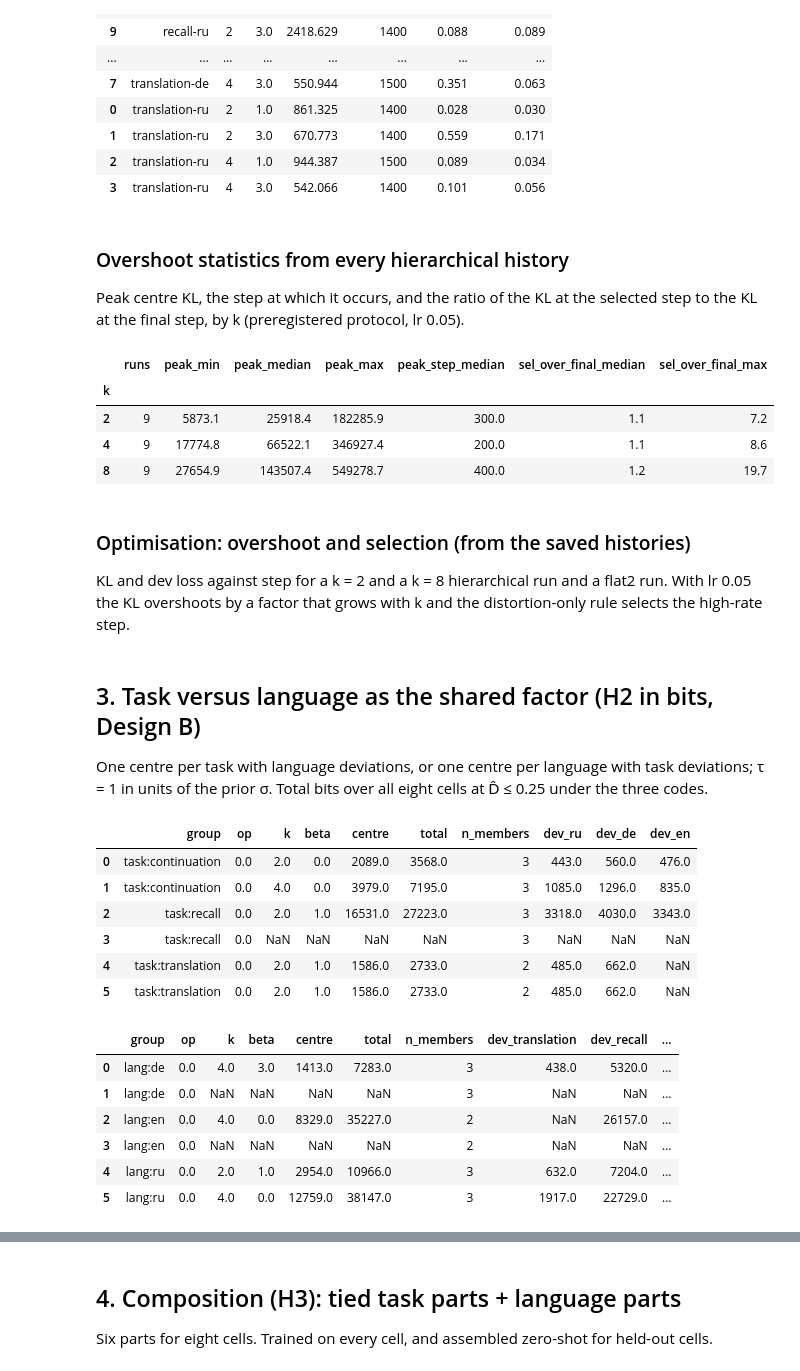
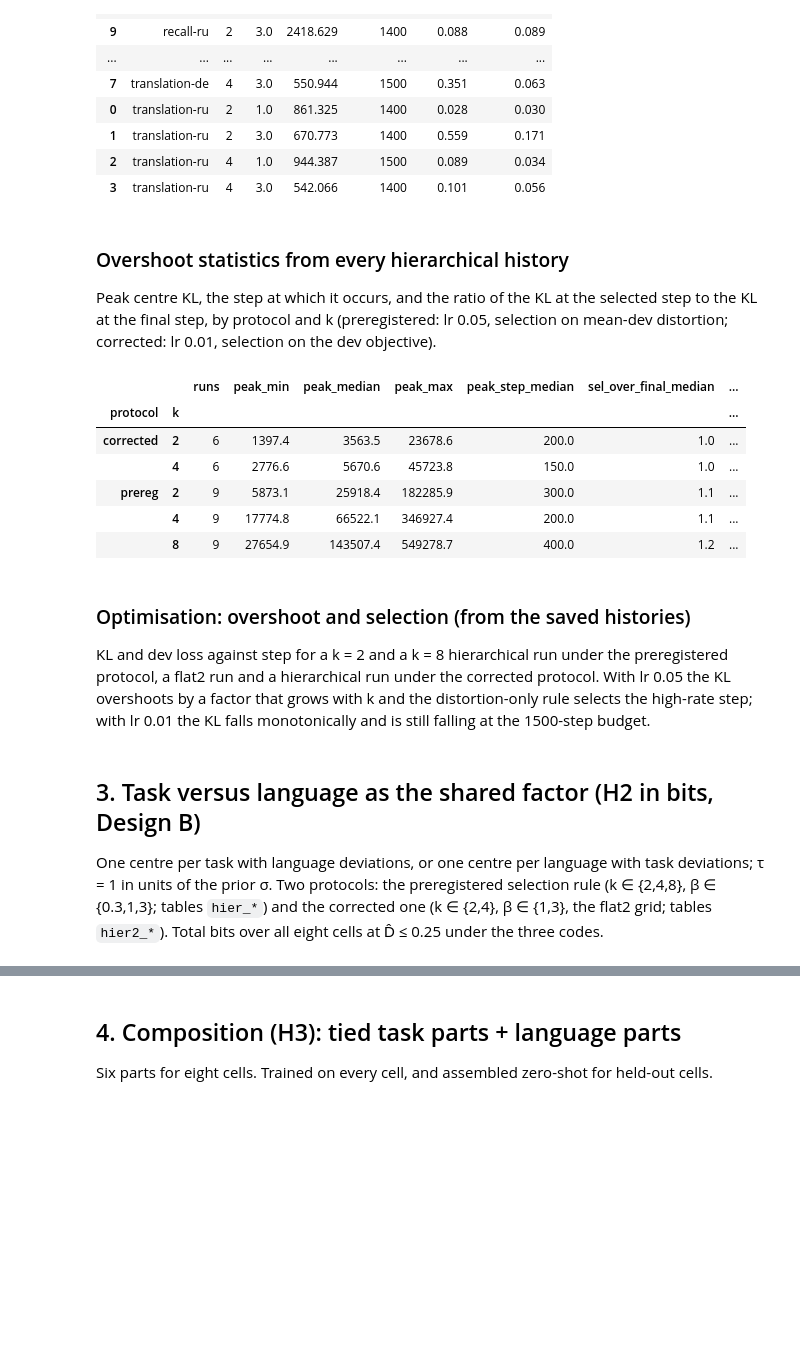
Before and after one commit to sirotenkogeorgii/prefix-programs, a Jupyter notebook: notebooks/01_figures.ipynb, the cells around one changed output, grey strips where cells are left out. Saved outputs shown, nothing was run; the diff lists cells and outputs as text; code cells hidden in the pictures; blank space fills up the shorter version.

```diff
--- a/notebooks/01_figures.ipynb
+++ b/notebooks/01_figures.ipynb
@@ -166,27 +169,31 @@ f2[["cell", "k", "beta", "kl_bits", "best_step", "D", "D_sampled"]].rename(colum
 | 3 | translation-ru | 4 | 3.0 | 542.066 | 1400 | 0.101 | 0.056 |
 # %% [markdown]
 ### Overshoot statistics from every hierarchical history
-Peak centre KL, the step at which it occurs, and the ratio of the KL at the selected step to the KL at the final step, by k (preregistered protocol, lr 0.05).
+Peak centre KL, the step at which it occurs, and the ratio of the KL at the selected step to the KL at the final step, by protocol and k (preregistered: lr 0.05, selection on mean-dev distortion; corrected: lr 0.01, selection on the dev objective).
 # %%
 rows = []
-for r in T["hier_task"].drop_duplicates("history").itertuples():
-    h = frontier.dev_trajectory(load.load_history(RESULTS, r.history))
-    if h.empty: continue
-    sel = h[h.step == r.best_step].kl_centre_bits.iloc[0]
-    rows.append(dict(run=Path(r.history).stem, k=r.k, beta=r.beta, peak_centre_kl=h.kl_centre_bits.max(), peak_step=int(h.loc[h.kl_centre_bits.idxmax(), "step"]),
-                     final_centre_kl=h.kl_centre_bits.iloc[-1], selected_step=r.best_step, selected_over_final=sel / h.kl_centre_bits.iloc[-1]))
+for protocol, name in (("prereg", "hier_task"), ("corrected", "hier2_task")):
+    if not len(T[name]): continue
+    for r in T[name].drop_duplicates("history").itertuples():
+        h = frontier.dev_trajectory(load.load_history(RESULTS, r.history))
+        if h.empty: continue
+        sel = h[h.step == r.best_step].kl_centre_bits.iloc[0]
+        rows.append(dict(protocol=protocol, run=Path(r.history).stem, k=r.k, beta=r.beta, peak_centre_kl=h.kl_centre_bits.max(), peak_step=int(h.loc[h.kl_centre_bits.idxmax(), "step"]),
+                         final_centre_kl=h.kl_centre_bits.iloc[-1], selected_step=r.best_step, selected_over_final=sel / h.kl_centre_bits.iloc[-1]))
 ov = pd.DataFrame(rows); ov.to_csv(TAB / "overshoot.csv", index=False)
-ov.groupby("k").agg(runs=("run", "count"), peak_min=("peak_centre_kl", "min"), peak_median=("peak_centre_kl", "median"), peak_max=("peak_centre_kl", "max"),
+ov.groupby(["protocol", "k"]).agg(runs=("run", "count"), peak_min=("peak_centre_kl", "min"), peak_median=("peak_centre_kl", "median"), peak_max=("peak_centre_kl", "max"),
                     peak_step_median=("peak_step", "median"), sel_over_final_median=("selected_over_final", "median"), sel_over_final_max=("selected_over_final", "max")).round(1)
 # %% [output]
-|  | runs | peak_min | peak_median | peak_max | peak_step_median | sel_over_final_median | sel_over_final_max |
-| k |  |  |  |  |  |  |  |
-| 2 | 9 | 5873.1 | 25918.4 | 182285.9 | 300.0 | 1.1 | 7.2 |
-| 4 | 9 | 17774.8 | 66522.1 | 346927.4 | 200.0 | 1.1 | 8.6 |
-| 8 | 9 | 27654.9 | 143507.4 | 549278.7 | 400.0 | 1.2 | 19.7 |
+|  |  | runs | peak_min | peak_median | peak_max | peak_step_median | sel_over_final_median | ... |
+| protocol | k |  |  |  |  |  |  | ... |
+| corrected | 2 | 6 | 1397.4 | 3563.5 | 23678.6 | 200.0 | 1.0 | ... |
+|  | 4 | 6 | 2776.6 | 5670.6 | 45723.8 | 150.0 | 1.0 | ... |
+| prereg | 2 | 9 | 5873.1 | 25918.4 | 182285.9 | 300.0 | 1.1 | ... |
+|  | 4 | 9 | 17774.8 | 66522.1 | 346927.4 | 200.0 | 1.1 | ... |
+|  | 8 | 9 | 27654.9 | 143507.4 | 549278.7 | 400.0 | 1.2 | ... |
 # %% [markdown]
 ### Optimisation: overshoot and selection (from the saved histories)
-KL and dev loss against step for a k = 2 and a k = 8 hierarchical run and a flat2 run. With lr 0.05 the KL overshoots by a factor that grows with k and the distortion-only rule selects the high-rate step.
+KL and dev loss against step for a k = 2 and a k = 8 hierarchical run under the preregistered protocol, a flat2 run and a hierarchical run under the corrected protocol. With lr 0.05 the KL overshoots by a factor that grows with k and the distortion-only rule selects the high-rate step; with lr 0.01 the KL falls monotonically and is still falling at the 1500-step budget.
 # %%
 def hist(table, run_prefix):
     r = T[table][T[table].run_id.str.startswith(run_prefix)]
@@ -199,25 +207,4 @@ fig = plots.plot_trajectories(trajs); fig.savefig(FIG / "trajectories.png", dpi=
 # %% [markdown]
 ## 3. Task versus language as the shared factor (H2 in bits, Design B)
 
-One centre per task with language deviations, or one centre per language with task deviations; τ = 1 in units of the prior σ. Total bits over all eight cells at D̂ ≤ 0.25 under the three codes.
+One centre per task with language deviations, or one centre per language with task deviations; τ = 1 in units of the prior σ. Two protocols: the preregistered selection rule (k ∈ {2,4,8}, β ∈ {0.3,1,3}; tables `hier_*`) and the corrected one (k ∈ {2,4}, β ∈ {1,3}, the flat2 grid; tables `hier2_*`). Total bits over all eight cells at D̂ ≤ 0.25 under the three codes.
-# %%
-ht = load.attach_D(T["hier_task"], fl, "test_bits_per_token_sampled", "D_sampled")
-hl = load.attach_D(T["hier_lang"], fl, "test_bits_per_token_sampled", "D_sampled")
-tt = frontier.hier_totals(ht, OPS); tl = frontier.hier_totals(hl, OPS)
-tt.to_csv(TAB / "hier_task_totals.csv", index=False); tl.to_csv(TAB / "hier_lang_totals.csv", index=False)
-display(tt.round(0)); tl.round(0)
-# %% [output]
-|  | group | op | k | beta | centre | total | n_members | dev_ru | dev_de | dev_en |
-| 0 | task:continuation | 0.0 | 2.0 | 0.0 | 2089.0 | 3568.0 | 3 | 443.0 | 560.0 | 476.0 |
-| 1 | task:continuation | 0.0 | 4.0 | 0.0 | 3979.0 | 7195.0 | 3 | 1085.0 | 1296.0 | 835.0 |
-| 2 | task:recall | 0.0 | 2.0 | 1.0 | 16531.0 | 27223.0 | 3 | 3318.0 | 4030.0 | 3343.0 |
-| 3 | task:recall | 0.0 | NaN | NaN | NaN | NaN | 3 | NaN | NaN | NaN |
-| 4 | task:translation | 0.0 | 2.0 | 1.0 | 1586.0 | 2733.0 | 2 | 485.0 | 662.0 | NaN |
-| 5 | task:translation | 0.0 | 2.0 | 1.0 | 1586.0 | 2733.0 | 2 | 485.0 | 662.0 | NaN |
-|  | group | op | k | beta | centre | total | n_members | dev_translation | dev_recall | ... |
-| 0 | lang:de | 0.0 | 4.0 | 3.0 | 1413.0 | 7283.0 | 3 | 438.0 | 5320.0 | ... |
-| 1 | lang:de | 0.0 | NaN | NaN | NaN | NaN | 3 | NaN | NaN | ... |
-| 2 | lang:en | 0.0 | 4.0 | 0.0 | 8329.0 | 35227.0 | 2 | NaN | 26157.0 | ... |
-| 3 | lang:en | 0.0 | NaN | NaN | NaN | NaN | 2 | NaN | NaN | ... |
-| 4 | lang:ru | 0.0 | 2.0 | 1.0 | 2954.0 | 10966.0 | 3 | 632.0 | 7204.0 | ... |
-| 5 | lang:ru | 0.0 | 4.0 | 0.0 | 12759.0 | 38147.0 | 3 | 1917.0 | 22729.0 | ... |
```
Also changed, not shown: parts of 10 cells of this notebook, 20 other files.
